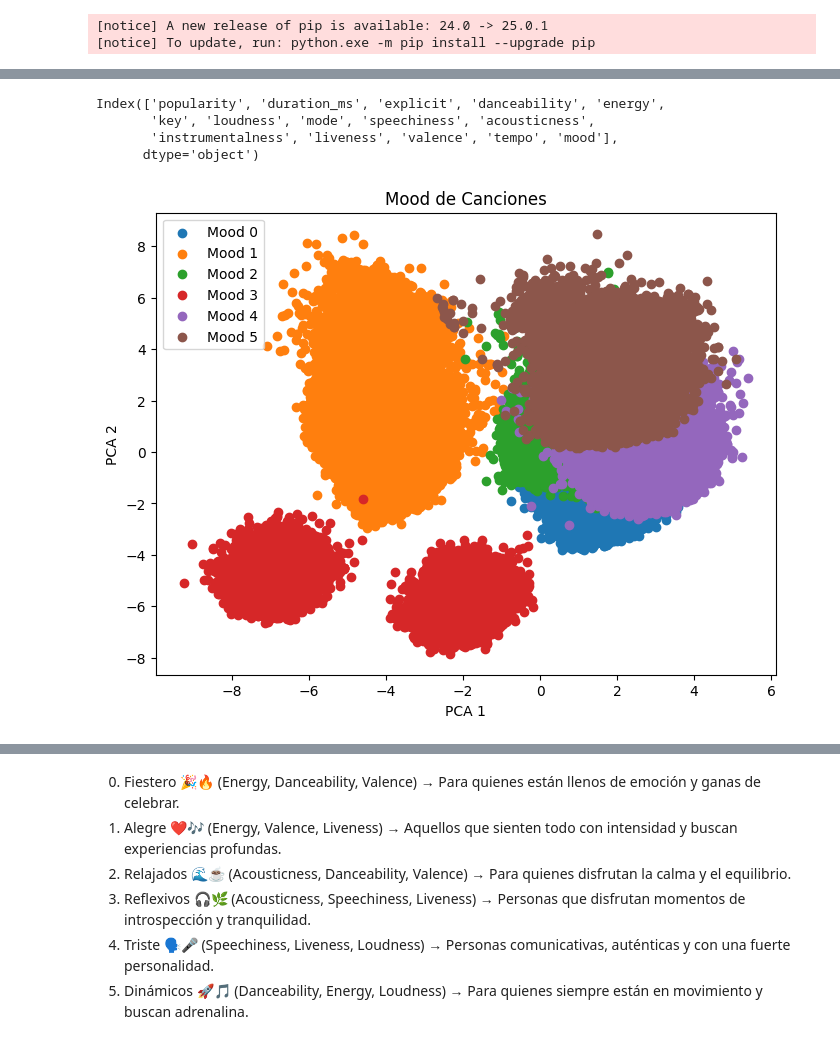
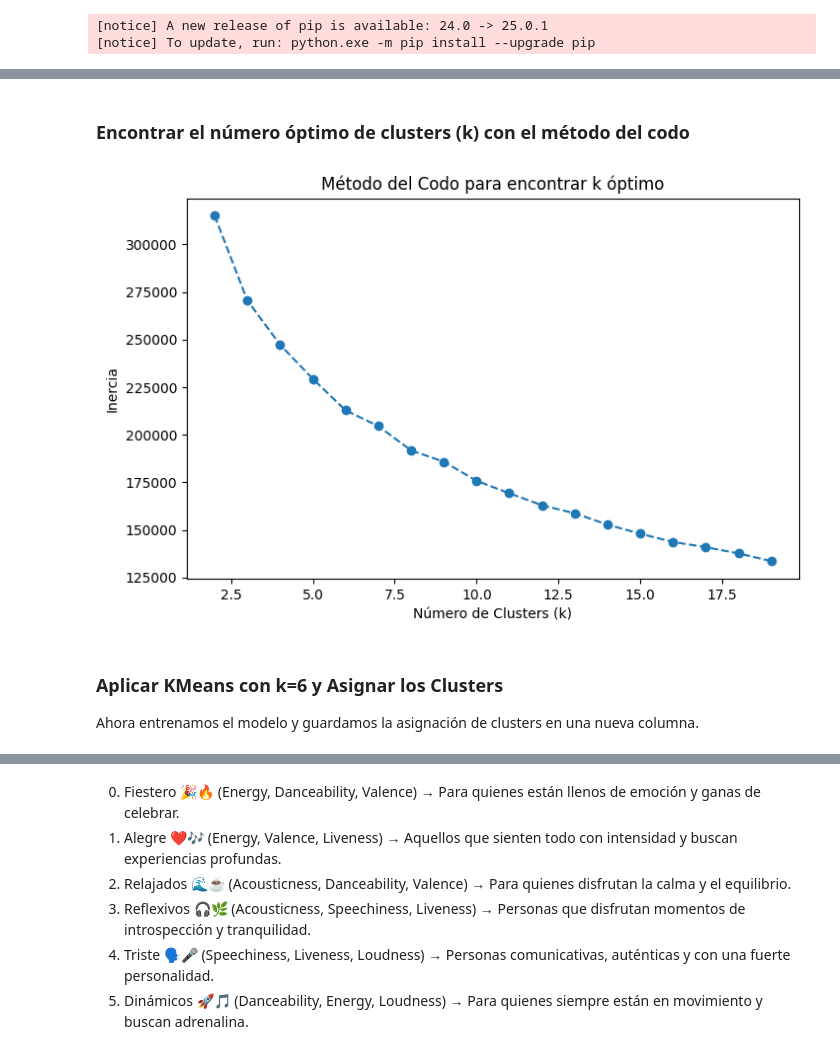
Before and after one commit to algond123/ProyectoFinal_BDML14, a Jupyter notebook: Proyecto_final2.ipynb, the cells around one changed output, grey strips where cells are left out. Cells and saved outputs as stored; diff of their text form; code cells hidden in the pictures.

```diff
--- a/Proyecto_final2.ipynb
+++ b/Proyecto_final2.ipynb
@@ -603,13 +503,0 @@ with torch.no_grad():
-# %%
-from sklearn.cluster import KMeans
-
-# Aplicar K-Means a las representaciones latentes
-num_clusters = 6
-kmeans = KMeans(n_clusters=num_clusters, random_state=42)
-clusters = kmeans.fit_predict(latent_representations)
-
-# Agregar los clusters al DataFrame
-df["mood"] = clusters
-
-# Mostrar distribución de clusters
-print(df["mood"].value_counts())
@@ -625,27 +504,28 @@ Name: count, dtype: int64
-# %%
-df.columns
-# %% [output]
-Index(['popularity', 'duration_ms', 'explicit', 'danceability', 'energy',
-       'key', 'loudness', 'mode', 'speechiness', 'acousticness',
-       'instrumentalness', 'liveness', 'valence', 'tempo', 'mood'],
-      dtype='object')
-# %%
-import matplotlib.pyplot as plt
-from sklearn.decomposition import PCA
-
-# Reducir dimensiones con PCA
-pca = PCA(n_components=2)
-latent_2d = pca.fit_transform(latent_representations)
-
-# Graficar Clusters
-plt.figure(figsize=(8, 6))
-for i in range(num_clusters):
-    plt.scatter(latent_2d[clusters == i, 0], latent_2d[clusters == i, 1], label=f"Mood {i}")
-
-plt.xlabel("PCA 1")
-plt.ylabel("PCA 2")
-plt.title("Mood de Canciones")
-plt.legend()
-plt.show()
-# %% [output]
-[figure, removed]
+# %% [markdown]
+### Encontrar el número óptimo de clusters (k) con el método del codo
+# %%
+import numpy as np
+import matplotlib.pyplot as plt
+from sklearn.cluster import KMeans
+
+# Probar diferentes valores de k
+k_values = range(2, 20)  # Probamos entre 2 y 10 clusters
+inertia = []
+
+for k in k_values:
+    kmeans = KMeans(n_clusters=k, random_state=42, n_init=10)
+    kmeans.fit(df_normalized)  # X es nuestro conjunto de características
+    inertia.append(kmeans.inertia_)
+
+# Graficar el método del codo
+plt.figure(figsize=(8, 5))
+plt.plot(k_values, inertia, marker='o', linestyle='--')
+plt.xlabel('Número de Clusters (k)')
+plt.ylabel('Inercia')
+plt.title('Método del Codo para encontrar k óptimo')
+plt.show()
+# %% [output]
+[figure, added]
+# %% [markdown]
+### Aplicar KMeans con k=6 y Asignar los Clusters
+Ahora entrenamos el modelo y guardamos la asignación de clusters en una nueva columna.
```
Also changed, not shown: parts of 31 cells of this notebook.
